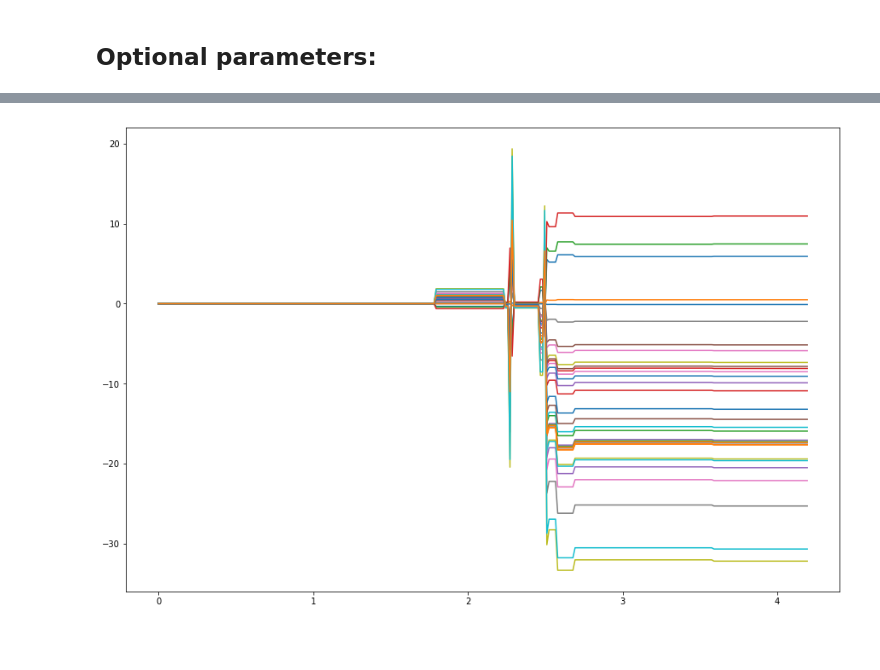
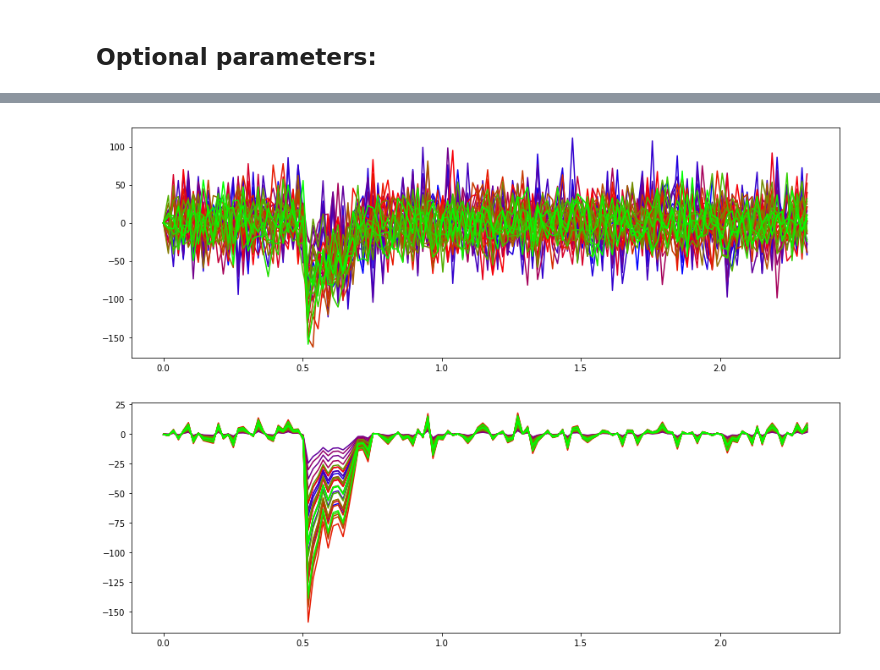
Before and after one commit to zoccoler/metroid, a Jupyter notebook: METROID.ipynb, the cells around one changed output, grey strips where cells are left out. Cells and saved outputs as stored; diff of their text form; code cells hidden in the pictures; blank space fills up the shorter version.

```diff
--- a/METROID.ipynb
+++ b/METROID.ipynb
@@ -69,12 +69,12 @@ if testing:
 ## Optional parameters:
 # %%
 if testing:
-    t_sig_onset = 2.5
-    t_sig_end = None
-    method = 'wPCA'
+    t_sig_onset = 0.5
+    t_sig_end = 1
+    method = 'ICA'
     n_comp=2
     wavelet = 'Haar'
-    autoselect='auto'
+    autoselect='manual'
 # %%
 def metroid(folder,FR,transitory,t_sig_onset=None,t_sig_end=None,method='wPCA',n_comp=2,wavelet='Haar',autoselect='auto'):
     import numpy as np
@@ -93,8 +93,8 @@ def metroid(folder,FR,transitory,t_sig_onset=None,t_sig_end=None,method='wPCA',n
 #     from ipynb.fs.full.MES import mes
     ROIs_means_list = []
     for video,fr,mask in zip(video_list,FR,mask_list):
-#         print('LAK')
-        ROIs_masks, label_ROIs, ROIs_means, time  = mes.segment(video, fr, mask)
+#         print('LAK',video.shape)
+        ROIs_masks, label_ROIs, ROIs_means, time  = mes.segment(mask,video, fr)
         ROIs_means_list.append(ROIs_means)
     if len(video_list)>1:
 #         print(len(ROIs_means_list))
@@ -282,5 +316,12 @@ if testing:
 # %%
 if testing:
-    plt.figure(figsize=[15,15])
-    plt.plot(time, ROIs_means)
+
+
+    fig, ax1 = plt.subplots(figsize=[15,15])
+
+
+
+    for i in range(nregions):
+
+        ax1.plot(time,ROIs_means[:,i],color=newcolors[i+1])
 # %% [output]
@@ -303,6 +329,22 @@ if testing:
+# %%
+if testing:
+
+    fig, ax1 = plt.subplots(figsize=[15,5])
+
+
+
+    for i in range(nregions):
+
+        ax1.plot(time,ROIs_means_corrected[:,i],color=newcolors[i+1])
+# %% [output]
+[figure, added]
 # %%
 if testing:
-    plt.figure(figsize=[15,10])
-    plt.plot(time, ROIs_filtered[:,:])
+
+    fig, ax1 = plt.subplots(figsize=[15,5])
+
+    for i in range(nregions):
+
+        ax1.plot(time,ROIs_filtered[:,i],color=newcolors[i+1])
 # %% [output]
-[figure, old version]
+[figure, new version]
```
Also changed, not shown: parts of 8 cells of this notebook, 3 other files.
